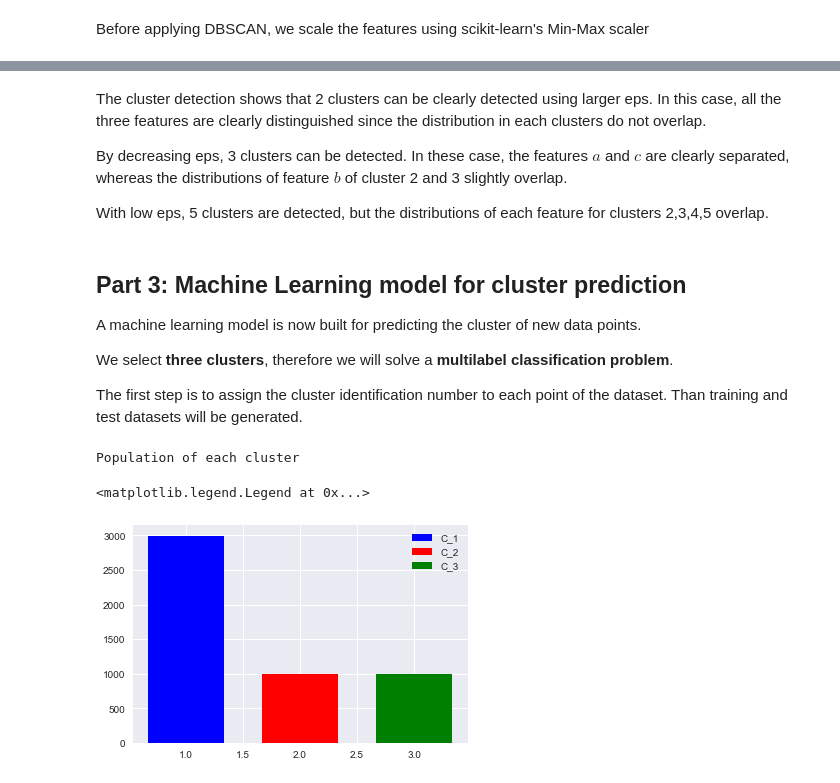
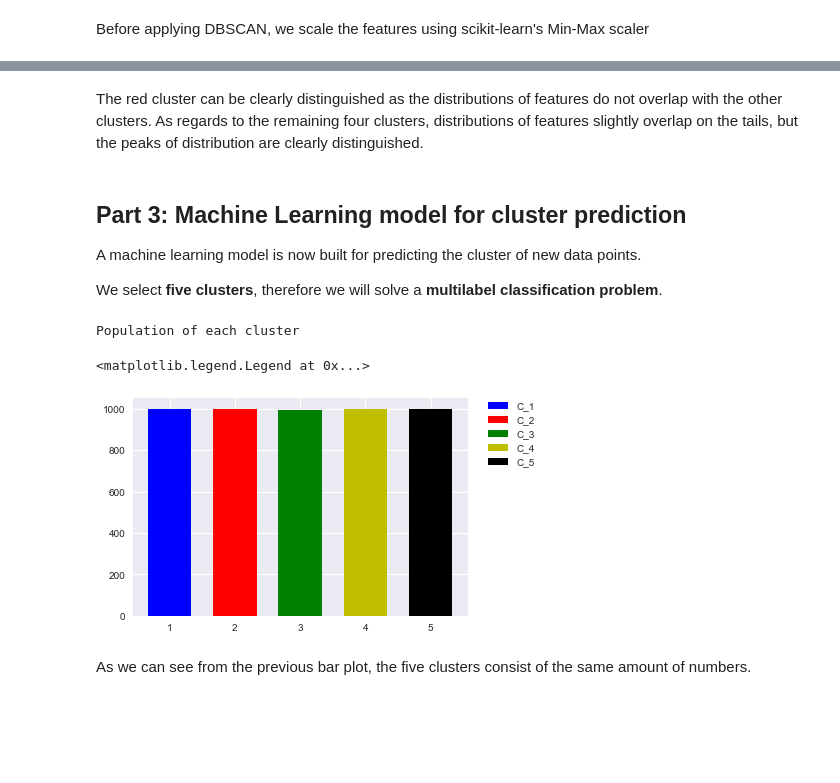
Before and after one commit to jacopoventura/6Datasets_challange, a Jupyter notebook: dataSet6.ipynb, the cells around one changed output, grey strips where cells are left out. Cells and saved outputs as stored; diff of their text form; code cells hidden in the pictures; blank space fills up the shorter version.

```diff
--- a/dataSet6.ipynb
+++ b/dataSet6.ipynb
@@ -378,14 +479,8 @@ Number of detected clusters (eps = 0.05):
-# %% [markdown]
-The cluster detection shows that 2 clusters can be clearly detected using larger eps. In this case, all the three features are clearly distinguished since the distribution in each clusters do not overlap.
-
-By decreasing eps, 3 clusters can be detected. In these case, the features $a$ and $c$ are clearly separated, whereas the distributions of feature $b$ of cluster 2 and 3 slightly overlap.
-
-With low eps, 5 clusters are detected, but the distributions of each feature for clusters 2,3,4,5 overlap.
+# %% [markdown]
+The red cluster can be clearly distinguished as the distributions of features do not overlap with the other clusters. As regards to the remaining four clusters, distributions of features slightly overlap on the tails, but the peaks of distribution are clearly distinguished.
 # %% [markdown]
 ## Part 3: Machine Learning model for cluster prediction
 
 A machine learning model is now built for predicting the cluster of new data points.
 
-We select **three clusters**, therefore we will solve a **multilabel classification problem**.
-
-The first step is to assign the cluster identification number to each point of the dataset. Than training and test datasets will be generated.
+We select **five clusters**, therefore we will solve a **multilabel classification problem**.
@@ -413,21 +487,25 @@ dataset_labeled = np.concatenate((data_cluster_1,data_cluster_2,data_cluster_3),
 # %%
 # Population of each cluster
 print('Population of each cluster')
 
-y = [N_1, N_2, N_3]
-x = [0, 1, 2]
+y = [N1, N2, N3, N4, N5]
+x = [0, 1, 2, 3, 4]
 width = 1/1.5
 
 fig = plt.gcf()
-plt.bar(1, N_1, width, color="b", label='C_1')
-plt.bar(2, N_2, width, color="r", label='C_2')
-plt.bar(3, N_3, width, color="g", label='C_3')
+plt.bar(1, N1, width, color="b", label='C_1')
+plt.bar(2, N2, width, color="r", label='C_2')
+plt.bar(3, N3, width, color="g", label='C_3')
+plt.bar(4, N4, width, color="y", label='C_4')
+plt.bar(5, N5, width, color="k", label='C_5')
 
-plt.legend()
+plt.legend(bbox_to_anchor=(1.05, 1), loc=2, borderaxespad=0.)
 # %% [output]
 Population of each cluster
 <matplotlib.legend.Legend at 0x...>
-[figure, old version]
+[figure, new version]
+# %% [markdown]
+As we can see from the previous bar plot, the five clusters consist of the same amount of numbers.
 # %%
 # Split dataset into training and test
 from sklearn.cross_validation import train_test_split
```
Also changed, not shown: parts of 27 cells of this notebook, 4 other files.
